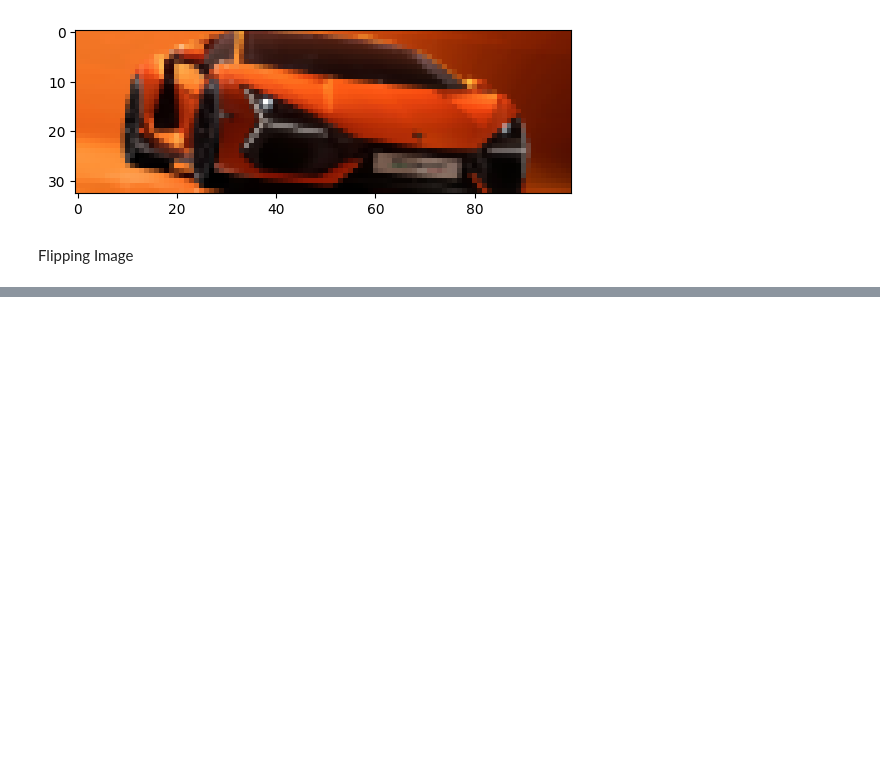
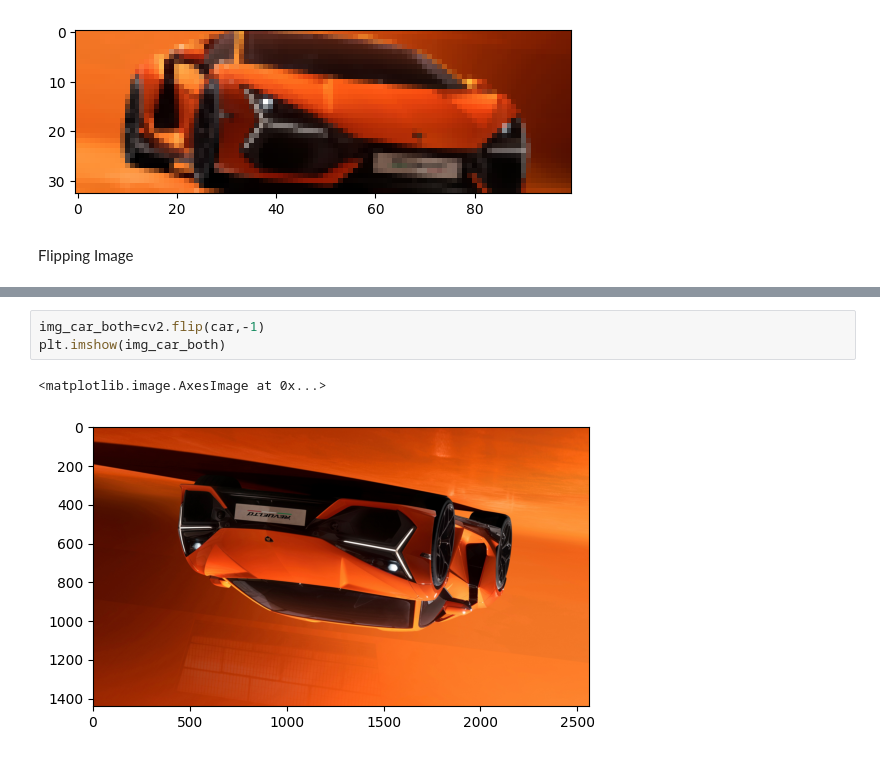
Before and after one commit to codmohar/mohar_vision, a Jupyter notebook: learn/cv22.ipynb, the cells around one changed output, grey strips where cells are left out. Drawn from its saved outputs; the diff is of its cells as text; blank space fills up the shorter version.

```diff
--- a/learn/cv22.ipynb
+++ b/learn/cv22.ipynb
@@ -141,0 +156,6 @@ Flipping Image
+# %%
+img_car_both=cv2.flip(car,-1)
+plt.imshow(img_car_both)
+# %% [output]
+<matplotlib.image.AxesImage at 0x...>
+[figure, added]
```
Also changed, not shown: parts of 2 cells of this notebook, 1 other file.
